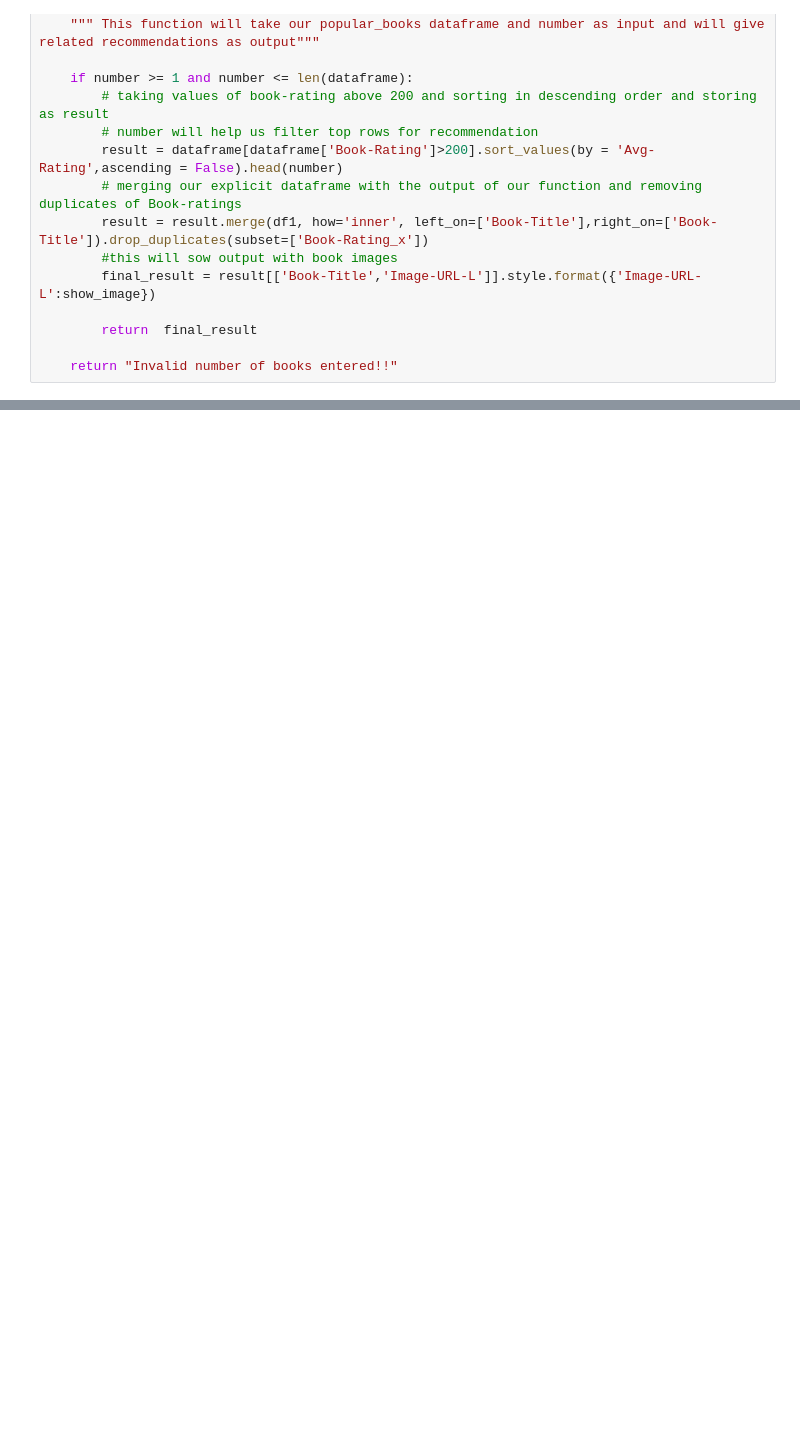
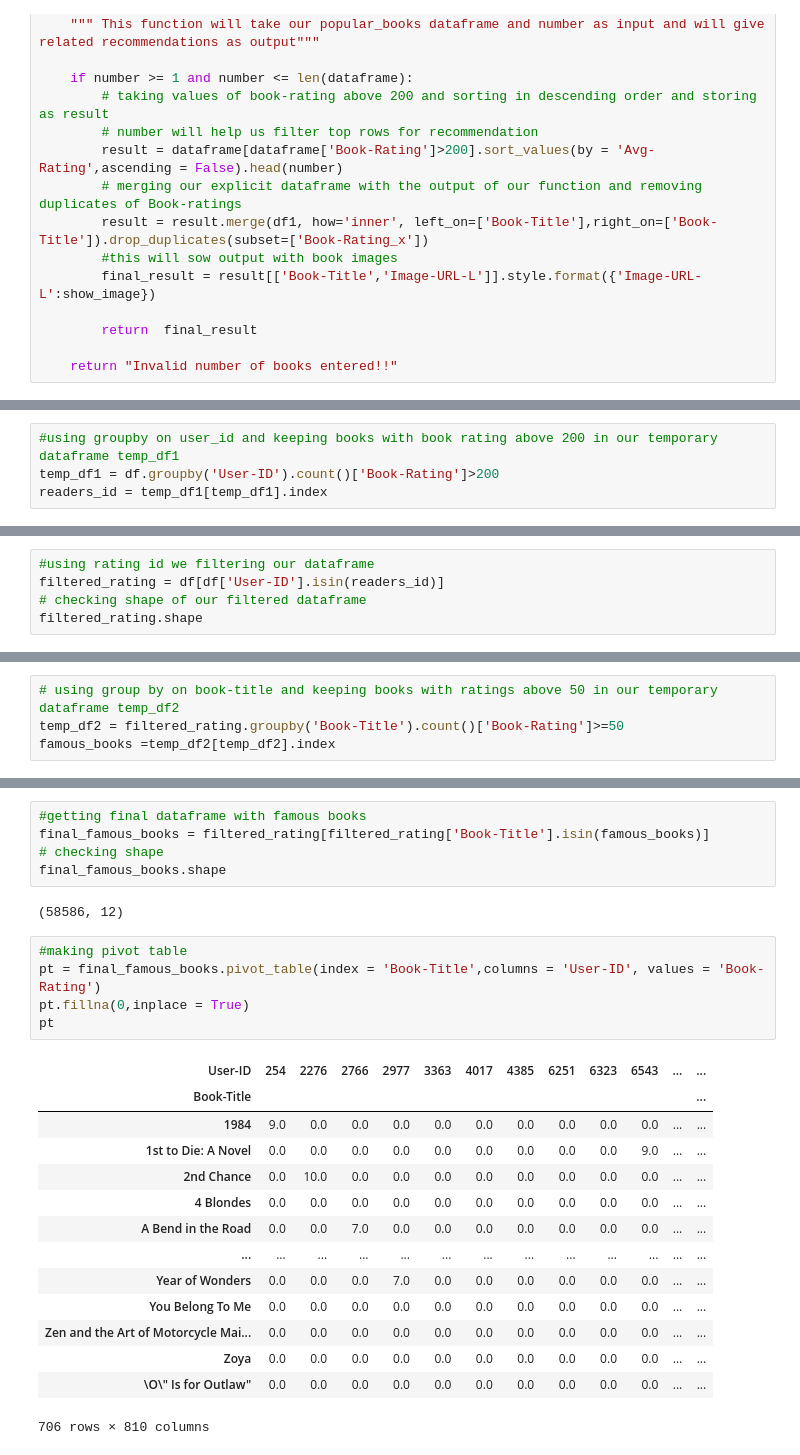
Before and after one commit to MANISH-KUMAR-CODES/Book-Recommendtion-System, a Jupyter notebook: Book_Recommendtion_System.ipynb, the cells around one changed output, grey strips where cells are left out. Saved outputs shown, nothing was run; the diff lists cells and outputs as text; blank space fills up the shorter version.

```diff
--- a/Book_Recommendtion_System.ipynb
+++ b/Book_Recommendtion_System.ipynb
@@ -786,0 +825,4 @@ The Recommended Books are:
+# %%
+#using groupby on user_id and keeping books with book rating above 200 in our temporary dataframe temp_df1
+temp_df1 = df.groupby('User-ID').count()['Book-Rating']>200
+readers_id = temp_df1[temp_df1].index
@@ -786,0 +839,5 @@ The Recommended Books are:
+# %%
+#using rating id we filtering our dataframe
+filtered_rating = df[df['User-ID'].isin(readers_id)]
+# checking shape of our filtered dataframe
+filtered_rating.shape
@@ -786,0 +846,4 @@ The Recommended Books are:
+# %%
+# using group by on book-title and keeping books with ratings above 50 in our temporary dataframe temp_df2
+temp_df2 = filtered_rating.groupby('Book-Title').count()['Book-Rating']>=50
+famous_books =temp_df2[temp_df2].index
@@ -786,0 +865,27 @@ The Recommended Books are:
+# %%
+#getting final dataframe with famous books
+final_famous_books = filtered_rating[filtered_rating['Book-Title'].isin(famous_books)]
+# checking shape
+final_famous_books.shape
+# %% [output]
+(58586, 12)
+# %%
+#making pivot table
+pt = final_famous_books.pivot_table(index = 'Book-Title',columns = 'User-ID', values = 'Book-Rating')
+pt.fillna(0,inplace = True)
+pt
+# %% [output]
+| User-ID | 254 | 2276 | 2766 | 2977 | 3363 | 4017 | 4385 | 6251 | 6323 | 6543 | ... | ... |
+| Book-Title |  |  |  |  |  |  |  |  |  |  |  | ... |
+| 1984 | 9.0 | 0.0 | 0.0 | 0.0 | 0.0 | 0.0 | 0.0 | 0.0 | 0.0 | 0.0 | ... | ... |
+| 1st to Die: A Novel | 0.0 | 0.0 | 0.0 | 0.0 | 0.0 | 0.0 | 0.0 | 0.0 | 0.0 | 9.0 | ... | ... |
+| 2nd Chance | 0.0 | 10.0 | 0.0 | 0.0 | 0.0 | 0.0 | 0.0 | 0.0 | 0.0 | 0.0 | ... | ... |
+| 4 Blondes | 0.0 | 0.0 | 0.0 | 0.0 | 0.0 | 0.0 | 0.0 | 0.0 | 0.0 | 0.0 | ... | ... |
+| A Bend in the Road | 0.0 | 0.0 | 7.0 | 0.0 | 0.0 | 0.0 | 0.0 | 0.0 | 0.0 | 0.0 | ... | ... |
+| ... | ... | ... | ... | ... | ... | ... | ... | ... | ... | ... | ... | ... |
+| Year of Wonders | 0.0 | 0.0 | 0.0 | 7.0 | 0.0 | 0.0 | 0.0 | 0.0 | 0.0 | 0.0 | ... | ... |
+| You Belong To Me | 0.0 | 0.0 | 0.0 | 0.0 | 0.0 | 0.0 | 0.0 | 0.0 | 0.0 | 0.0 | ... | ... |
+| Zen and the Art of Motorcycle Mai... | 0.0 | 0.0 | 0.0 | 0.0 | 0.0 | 0.0 | 0.0 | 0.0 | 0.0 | 0.0 | ... | ... |
+| Zoya | 0.0 | 0.0 | 0.0 | 0.0 | 0.0 | 0.0 | 0.0 | 0.0 | 0.0 | 0.0 | ... | ... |
+| \O\" Is for Outlaw" | 0.0 | 0.0 | 0.0 | 0.0 | 0.0 | 0.0 | 0.0 | 0.0 | 0.0 | 0.0 | ... | ... |
+706 rows × 810 columns
```
Also changed, not shown: parts of 22 cells of this notebook.
